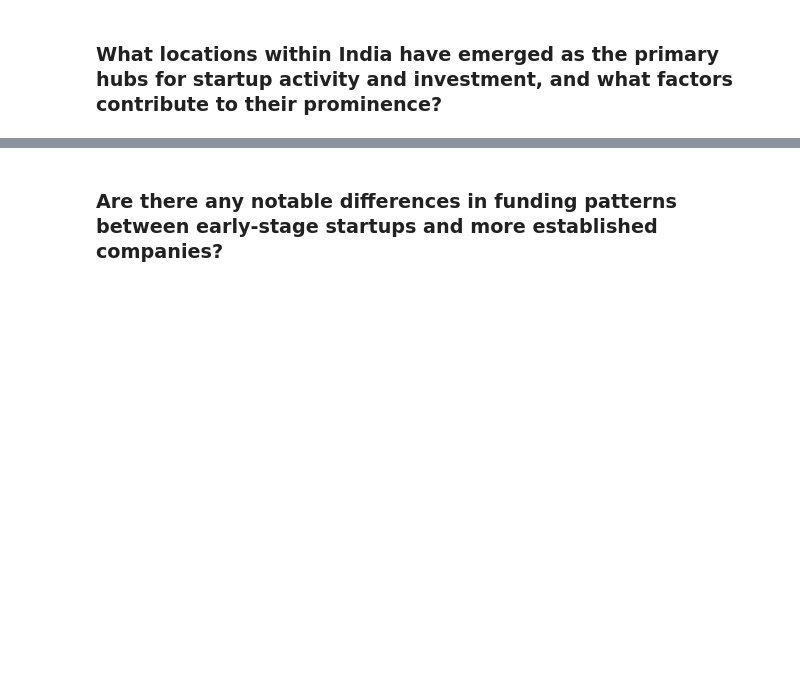
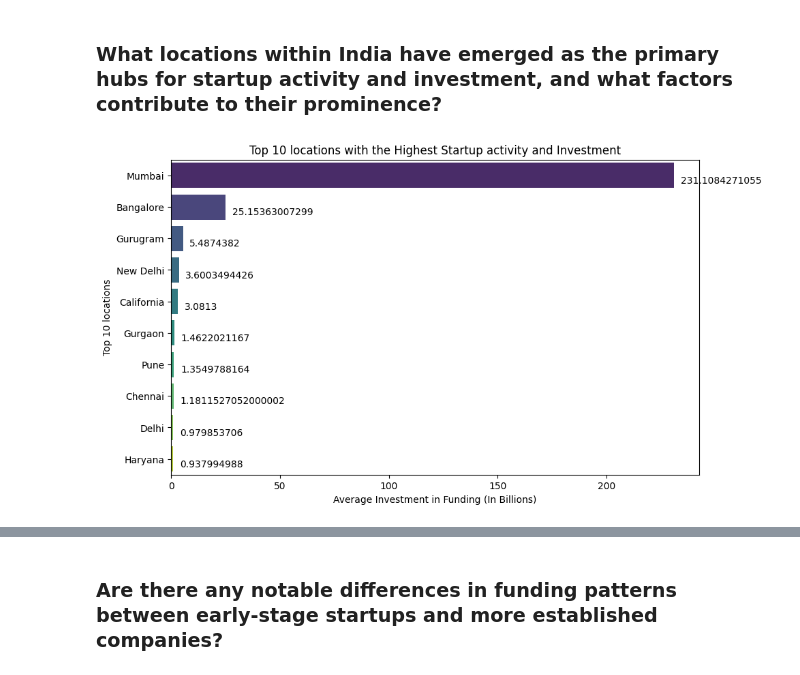
Before and after one commit to valiantezabuku/A-Data-Analysis-Project, a Jupyter notebook: indian_start_up_funding_analysis.ipynb, the cells around one changed output, grey strips where cells are left out. Drawn from its saved outputs; the diff is of its cells as text; code cells hidden in the pictures; blank space fills up the shorter version.

```diff
--- a/indian_start_up_funding_analysis.ipynb
+++ b/indian_start_up_funding_analysis.ipynb
@@ -1537,26 +1582,28 @@ plt.show()
 # %% [markdown]
 ### What locations within India have emerged as the primary hubs for startup activity and investment, and what factors contribute to their prominence?
 # %%
-# # Grouping the dataset based on the headquarters
-# startups_by_location = final_dataset.groupby('headquarter')['amount($)'].sum()
+# Grouping the dataset based on the headquarters
+startups_by_location = final_dataset.groupby('headquarter')['amount($)'].sum()
 
-# #Reset index and get the top 10 locations
-# top_10_locations = startups_by_location.reset_index().sort_values(by ='amount($)', ascending = False).head(10)
+#Reset index and get the top 10 locations
+top_10_locations = startups_by_location.reset_index().sort_values(by ='amount($)', ascending = False).head(10)
 
-# # top_10_locations
+# top_10_locations
 
-# # #Convert the 'growth' values to billions
-# top_10_locations['growth_billions'] = top_10_locations['amount($)'] / 1e9
+# #Convert the 'growth' values to billions
+top_10_locations['growth_billions'] = top_10_locations['amount($)'] / 1e9
 
-# # Plotting using seaborn
-# plt.figure(figsize=(10, 6))
-# bar_plot = sns.barplot(x='growth_billions', y='headquarter', data=top_10_locations, palette="viridis")
-# # Add the numbers near the bars
-# for i, v in enumerate(top_10_locations['growth_billions']):
-#     bar_plot.text(v + 3, i + .25, str(v), color='black', fontweight='light')
+# Plotting using seaborn
+plt.figure(figsize=(10, 6))
+bar_plot = sns.barplot(x='growth_billions', y='headquarter', data=top_10_locations, palette="viridis")
+# Add the numbers near the bars
+for i, v in enumerate(top_10_locations['growth_billions']):
+    bar_plot.text(v + 3, i + .25, str(v), color='black', fontweight='light')
 
-# plt.title('Top 10 locations with the Highest Startup activity and Investment')
-# plt.xlabel('Average Investment in Funding (In Billions)')
-# plt.ylabel('Top 10 locations')
-# plt.show()
+plt.title('Top 10 locations with the Highest Startup activity and Investment')
+plt.xlabel('Average Investment in Funding (In Billions)')
+plt.ylabel('Top 10 locations')
+plt.show()
+# %% [output]
+[figure, added]
 # %%
```
Also changed, not shown: parts of 41 cells of this notebook.
